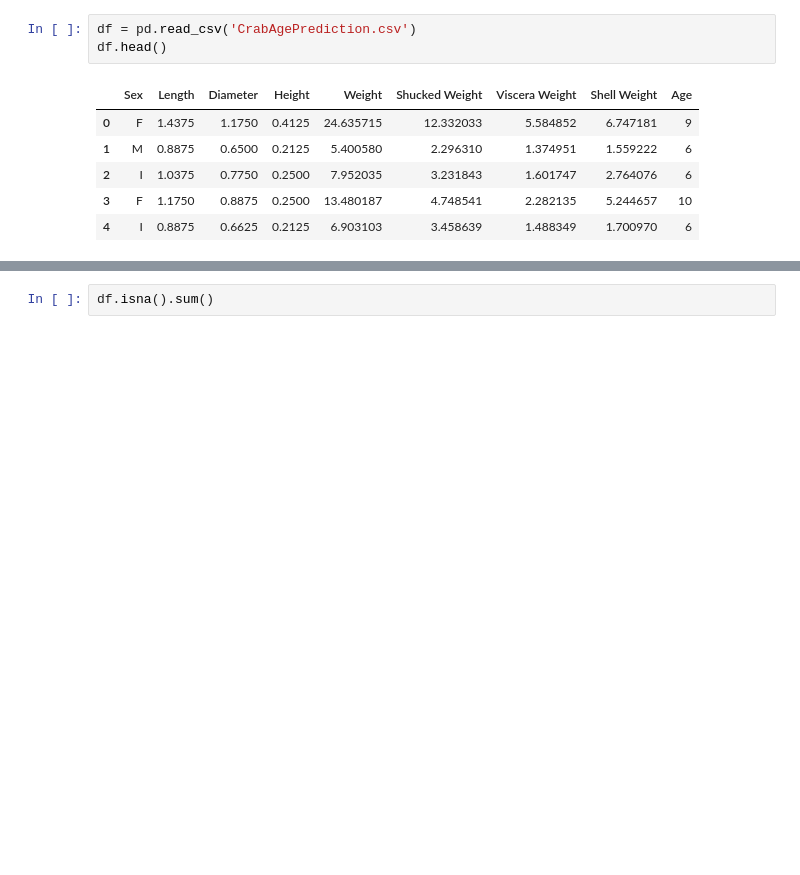
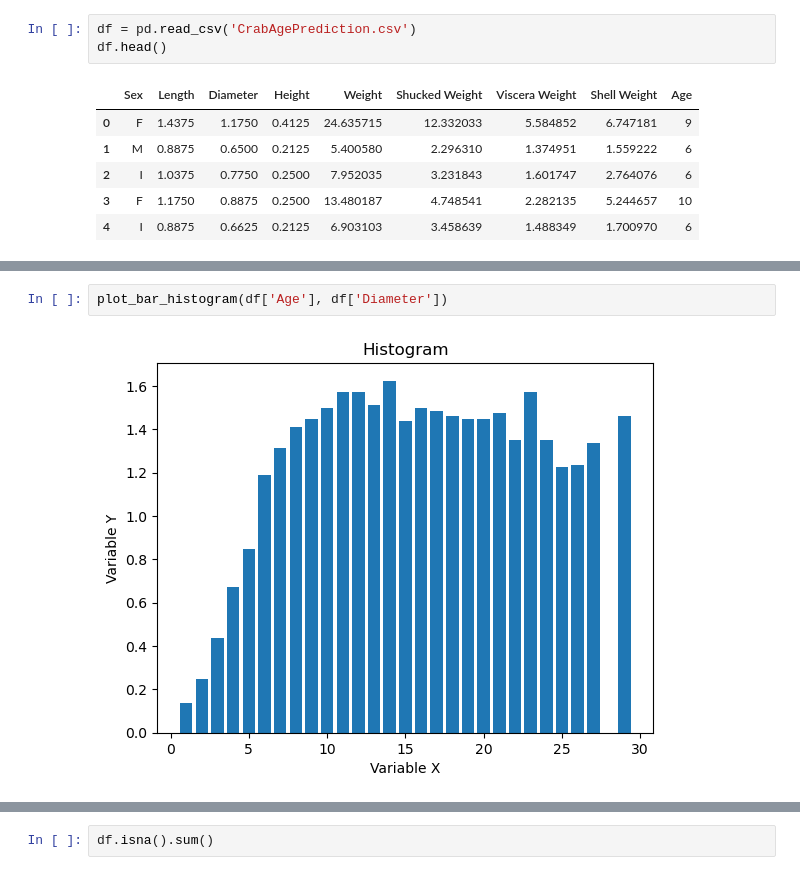
Before and after one commit to Abimael-Lib/Crab-Age-prediction, a Jupyter notebook: eda.ipynb, the cells around one changed output, grey strips where cells are left out. Cells and saved outputs as stored; diff of their text form; blank space fills up the shorter version.

```diff
--- a/eda.ipynb
+++ b/eda.ipynb
@@ -24,0 +34,4 @@ df.head()
+# %%
+plot_bar_histogram(df['Age'], df['Diameter'])
+# %% [output]
+[figure, added]
```
Also changed, not shown: parts of 39 cells of this notebook, 1 other file.
